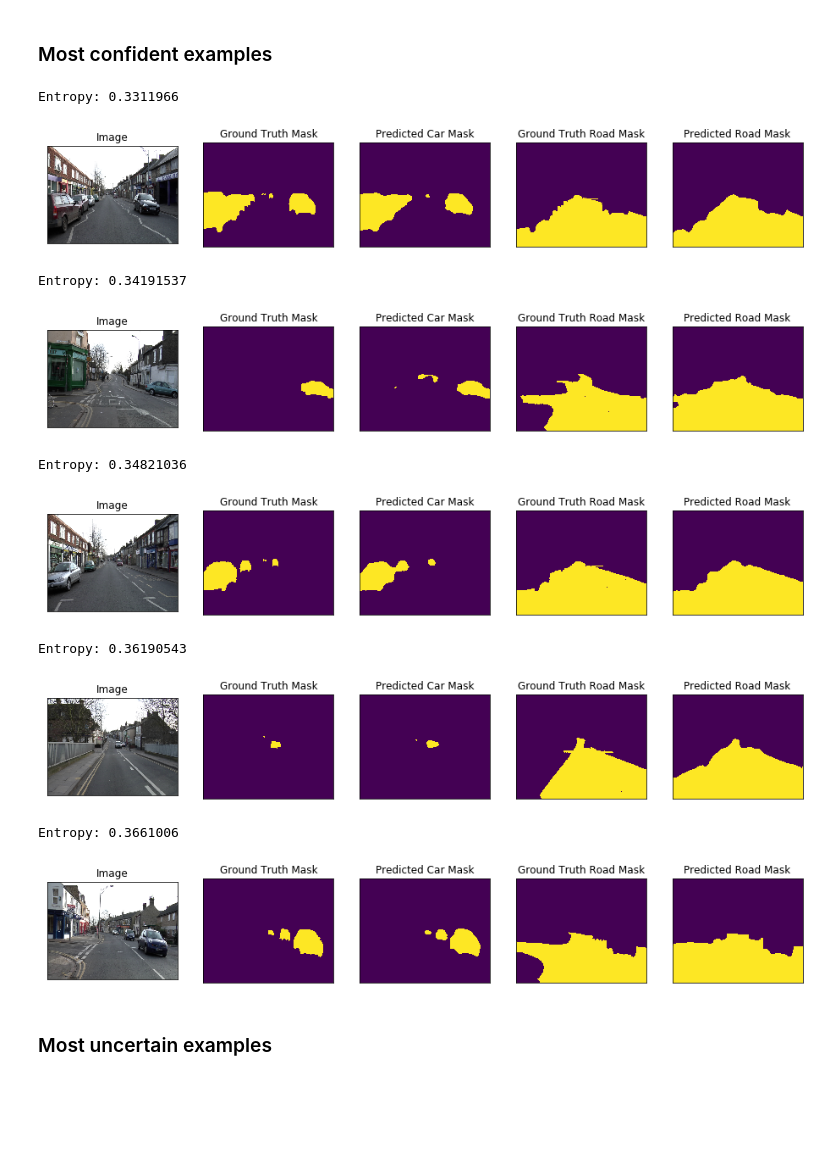
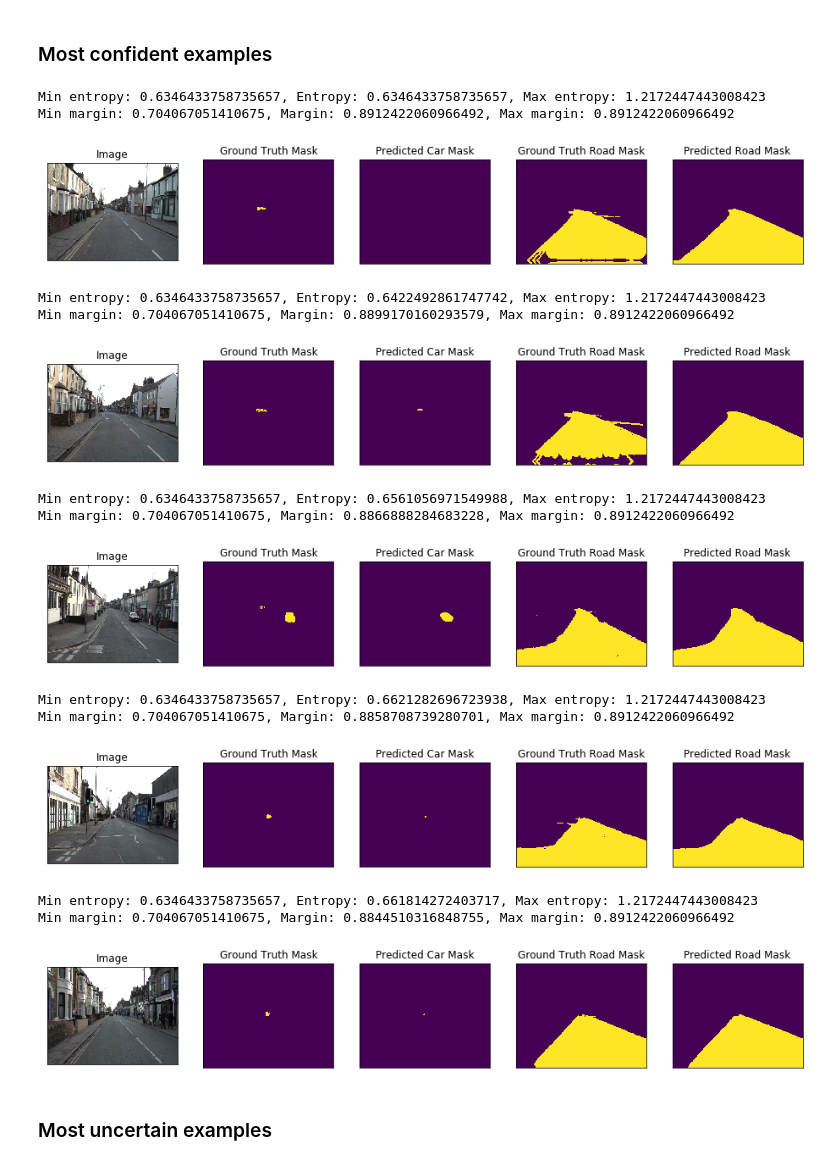
Before and after one commit to RuslanAgishev/active_learning, a Jupyter notebook: src/train_semantic_segmentation.ipynb, the cells around one changed output. Cells and saved outputs as stored; diff of their text form; code cells hidden in the pictures; blank space fills up the shorter version.

```diff
--- a/src/train_semantic_segmentation.ipynb
+++ b/src/train_semantic_segmentation.ipynb
@@ -319,7 +320,7 @@ for i in range(0, EPOCHS):
     # do something (save model, change lr, etc.)
     if max_score < valid_logs['iou_score']:
         max_score = valid_logs['iou_score']
-        torch.save(model, './best_model.pth')
+        torch.save(model, './unet_best_model.pth')
         print('Model saved!')
 
     if i == 25:
@@ -347,7 +348,7 @@ Model saved!
 ### Anomaly detection based on High Entropy
 # %%
 # load best saved checkpoint
-best_model = torch.load('./best_model.pth')
+best_model = torch.load('./unet_best_model.pth')
 # %%
 # create test dataset
 test_dataset = Dataset(
@@ -370,10 +371,17 @@ def entropy(mask_np):
     # mask_np.shape = (3, N, M)
     e = np.mean( (-mask_np * np.log2(mask_np)).sum(axis=0) )
     return e
+# %%
+def margin(mask_np):
+    rev_probas = np.sort(mask_np, axis=0)[::-1, ...]
+    margins_matrix = rev_probas[0,...] - rev_probas[1,...]
+    mean_margin = np.mean(margins_matrix)
+    return mean_margin
 # %%
 from tqdm import tqdm
 
 entropies = []
+margins = []
 for i in tqdm(range(len(test_dataset))):
     image, gt_mask = test_dataset[i]
     image_vis = test_dataset_vis[i][0].astype('uint8')
@@ -382,3 +390,4 @@ for i in tqdm(range(len(test_dataset))):
     pr_mask = best_model.predict(x_tensor)
     mask_np = pr_mask.squeeze().cpu().numpy()
     entropies.append(entropy(mask_np))
+    margins.append(margin(mask_np))
@@ -387,35 +409,42 @@ for i in tqdm(range(len(test_dataset))):
 # %%
 # Model is mostly uncertain in images with High entropy
 NUM_UNCERTAIN_IMAGES = 5
-selection = (np.argsort(entropies))[:NUM_UNCERTAIN_IMAGES]
+# selection = (np.argsort(entropies))[:NUM_UNCERTAIN_IMAGES]
+selection = (np.argsort(margins))[::-1][:NUM_UNCERTAIN_IMAGES]
 
 for i in selection:
-    print('Entropy:', entropies[i])
+    print(f'Min entropy: {np.min(entropies)}, Entropy: {entropies[i]}, Max entropy: {np.max(entropies)}')
+    print(f'Min margin: {np.min(margins)}, Margin: {margins[i]}, Max margin: {np.max(margins)}')
     image, gt_mask = test_dataset[i]
     image_vis = test_dataset_vis[i][0].astype('uint8')
 
     x_tensor = torch.from_numpy(image).to(DEVICE).unsqueeze(0)
     pr_mask = best_model.predict(x_tensor)
     mask_np = pr_mask.squeeze().cpu().numpy().round()
 
     visualize(
         image=image_vis,
         ground_truth_mask=gt_mask[8,...],
         predicted_car_mask=mask_np[8,...],
         ground_truth_road_mask=gt_mask[3,...],
         predicted_road_mask=mask_np[3,...],
     )
 # %% [output]
-Entropy: 0.3311966
+Min entropy: 0.6346433758735657, Entropy: 0.6346433758735657, Max entropy: 1.2172447443008423
+Min margin: 0.704067051410675, Margin: 0.8912422060966492, Max margin: 0.8912422060966492
-[figure, old version]
+[figure, new version]
-Entropy: 0.34191537
+Min entropy: 0.6346433758735657, Entropy: 0.6422492861747742, Max entropy: 1.2172447443008423
+Min margin: 0.704067051410675, Margin: 0.8899170160293579, Max margin: 0.8912422060966492
-[figure, old version]
+[figure, new version]
-Entropy: 0.34821036
+Min entropy: 0.6346433758735657, Entropy: 0.6561056971549988, Max entropy: 1.2172447443008423
+Min margin: 0.704067051410675, Margin: 0.8866888284683228, Max margin: 0.8912422060966492
-[figure, old version]
+[figure, new version]
-Entropy: 0.36190543
+Min entropy: 0.6346433758735657, Entropy: 0.6621282696723938, Max entropy: 1.2172447443008423
+Min margin: 0.704067051410675, Margin: 0.8858708739280701, Max margin: 0.8912422060966492
-[figure, old version]
+[figure, new version]
-Entropy: 0.3661006
+Min entropy: 0.6346433758735657, Entropy: 0.661814272403717, Max entropy: 1.2172447443008423
+Min margin: 0.704067051410675, Margin: 0.8844510316848755, Max margin: 0.8912422060966492
-[figure, old version]
+[figure, new version]
 # %% [markdown]
 ### Most uncertain examples
 # %%
```
Also changed, not shown: parts of 4 cells of this notebook, 1 other file.
